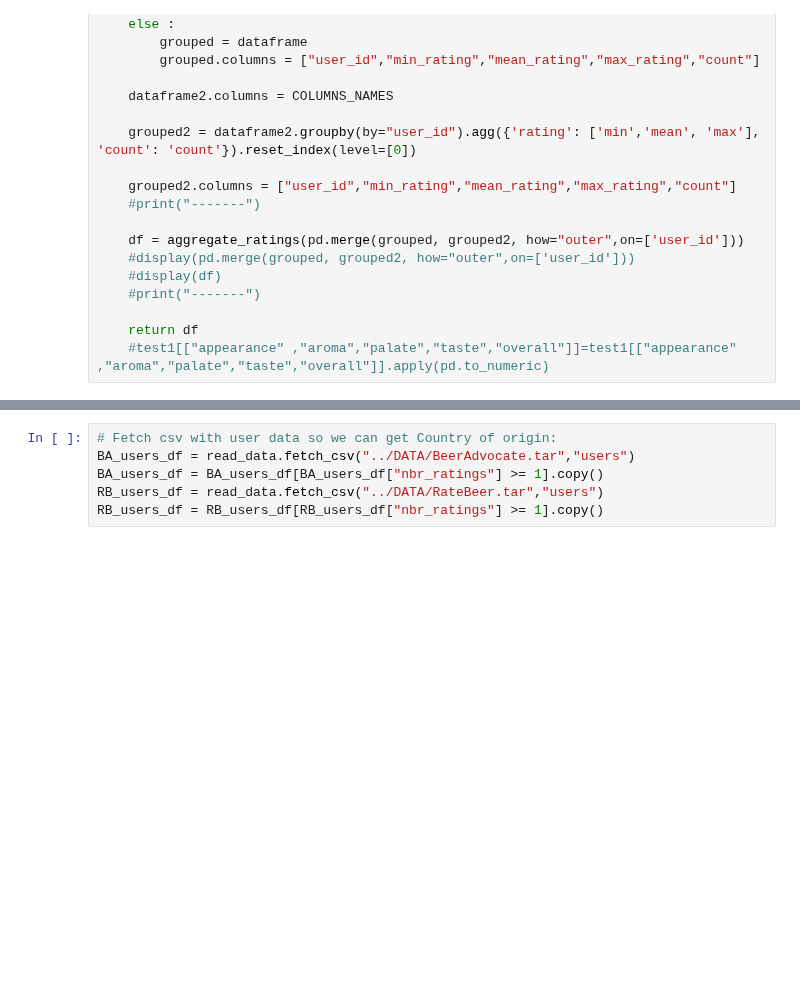
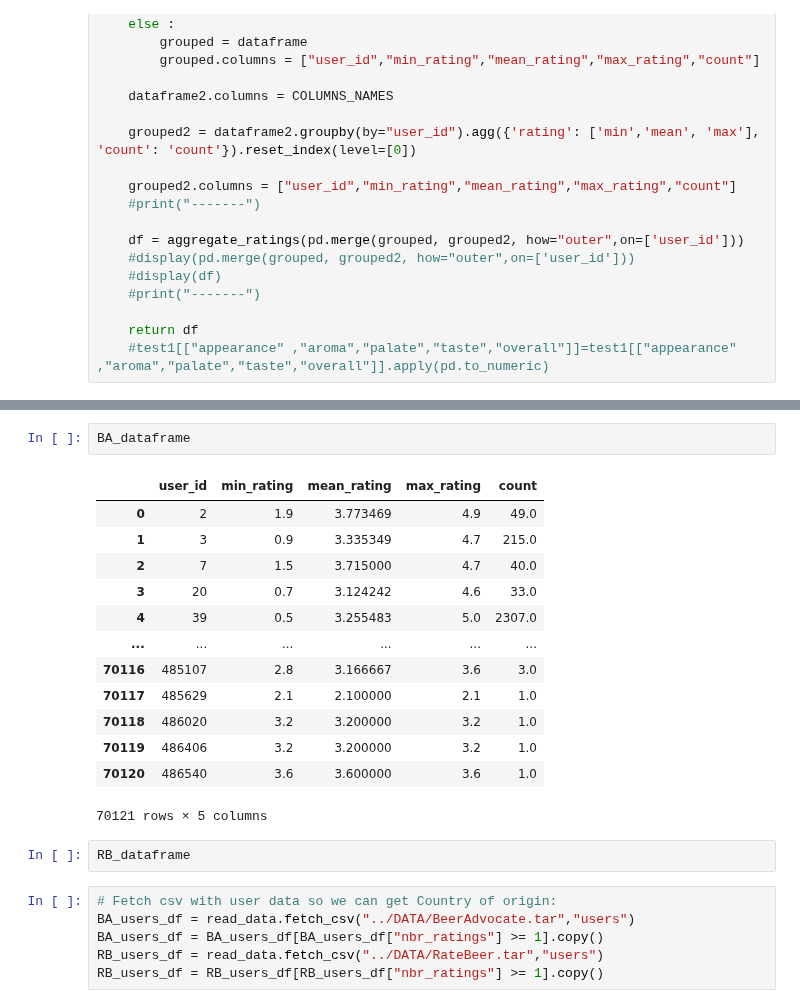
Before and after one commit to epfl-ada/ada-2022-project-hotchocolate, a Jupyter notebook: notebooks/RatingBias.ipynb, the cells around one changed output, grey strips where cells are left out. Saved outputs shown, nothing was run; the diff lists cells and outputs as text; blank space fills up the shorter version.

```diff
--- a/notebooks/RatingBias.ipynb
+++ b/notebooks/RatingBias.ipynb
@@ -77,3 +111,21 @@ RB_dataframe
+# %%
+BA_dataframe
+# %% [output]
+|  | user_id | min_rating | mean_rating | max_rating | count |
+| 0 | 2 | 1.9 | 3.773469 | 4.9 | 49.0 |
+| 1 | 3 | 0.9 | 3.335349 | 4.7 | 215.0 |
+| 2 | 7 | 1.5 | 3.715000 | 4.7 | 40.0 |
+| 3 | 20 | 0.7 | 3.124242 | 4.6 | 33.0 |
+| 4 | 39 | 0.5 | 3.255483 | 5.0 | 2307.0 |
+| ... | ... | ... | ... | ... | ... |
+| 70116 | 485107 | 2.8 | 3.166667 | 3.6 | 3.0 |
+| 70117 | 485629 | 2.1 | 2.100000 | 2.1 | 1.0 |
+| 70118 | 486020 | 3.2 | 3.200000 | 3.2 | 1.0 |
+| 70119 | 486406 | 3.2 | 3.200000 | 3.2 | 1.0 |
+| 70120 | 486540 | 3.6 | 3.600000 | 3.6 | 1.0 |
+70121 rows × 5 columns
+# %%
+RB_dataframe
 # %%
 # Fetch csv with user data so we can get Country of origin:
 BA_users_df = read_data.fetch_csv("../DATA/BeerAdvocate.tar","users")
```
Also changed, not shown: parts of 14 cells of this notebook.
